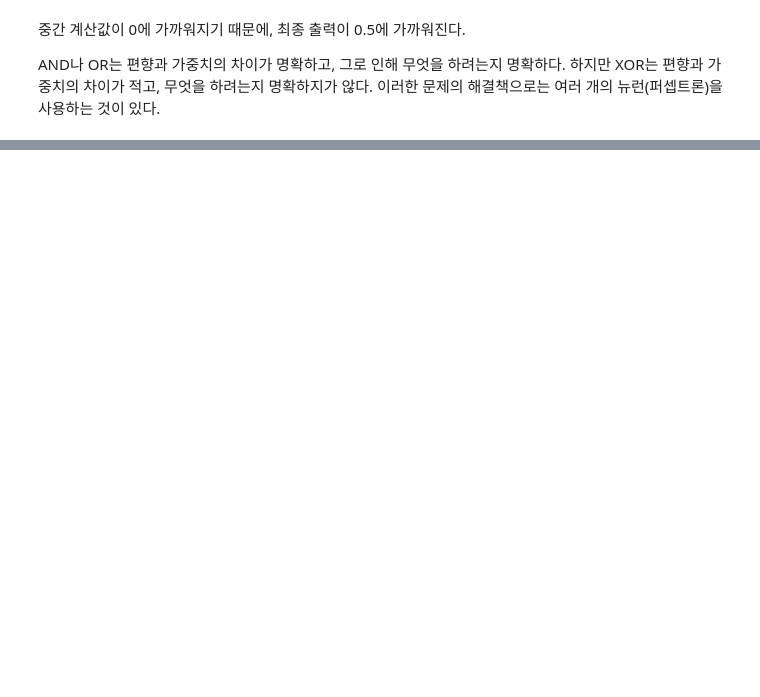
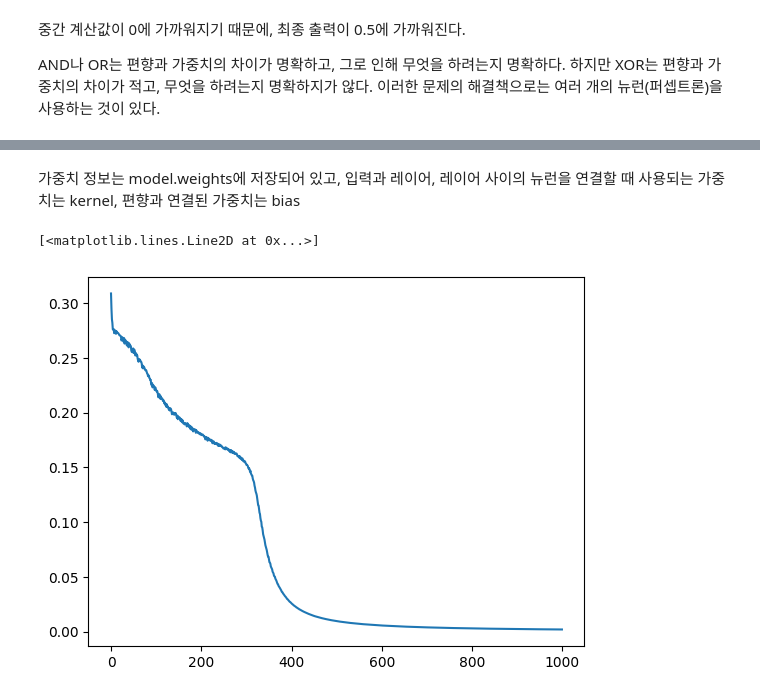
Before and after one commit to JonyeokLEE/24_python_COLAB, a Jupyter notebook: neuron.ipynb, the cells around one changed output, grey strips where cells are left out. Saved outputs shown, nothing was run; the diff lists cells and outputs as text; code cells hidden in the pictures; blank space fills up the shorter version.

```diff
--- a/neuron.ipynb
+++ b/neuron.ipynb
@@ -292,7 +292,7 @@ model = tf.keras.Sequential([
 
 # input_shape = 입력의 차원의 수 / [1,1], [0,1]과 같이 2개의 입력을 받는 1차원 Array이므로, (2,)라고 명시
 # %%
-model.compile(optimizer=tf.keras.optimizers.SGD(learning_rate=0.1), loss='mse')
+model.compile(optimizer=tf.keras.optimizers.SGD(learning_rate=0.6), loss='mse')
 # SGD(Stochastic Gradient Descent): 경사하강법
 # mse(Mean Squared Error): 평균 제곱 오차, loss인 mse를 줄이는 방향으로 학습한다.
 model.summary()
@@ -316,7 +315,7 @@ _________________________________________________________________
 
 # 즉, 모델 학습 시작
 
-history = model.fit(x, y, epochs = 2000, batch_size = 1)
+history = model.fit(x, y, epochs = 1000, batch_size = 1) # 이 변수는 향후 그래프 그리는 곳에서도 사용됨.
 # epochs : 훈련 데이터를 반복 학습 시키는 횟수
 # batch_size :  각 epoch에 학습시키는 훈련 데이터의 수
 # %% [output]
@@ -348,0 +360,11 @@ array([[0.5000928 ],
+# %% [markdown]
+가중치 정보는 model.weights에 저장되어 있고,
+입력과 레이어, 레이어 사이의 뉴런을 연결할 때 사용되는 가중치는 kernel,
+편향과 연결된 가중치는 bias
+# %%
+import matplotlib.pyplot as plt
+plt.plot(history.history['loss'])
+# 손실에 대한 그래프 -> 쭉 감소
+# %% [output]
+[<matplotlib.lines.Line2D at 0x...>]
+[figure, added]
```
Also changed, not shown: parts of 15 cells of this notebook.
